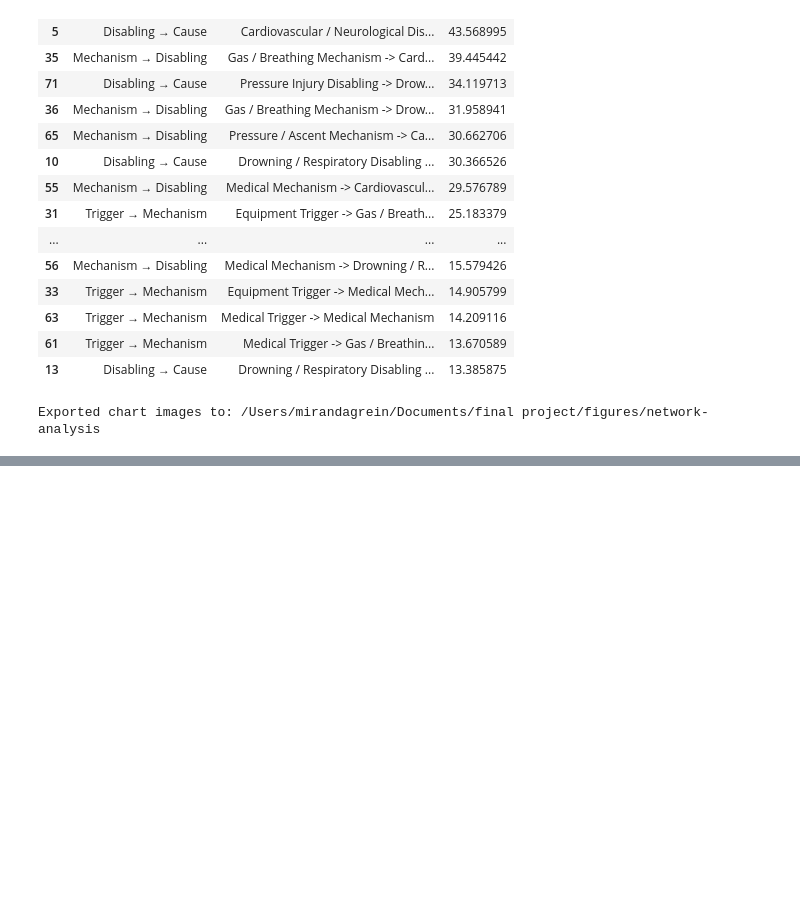
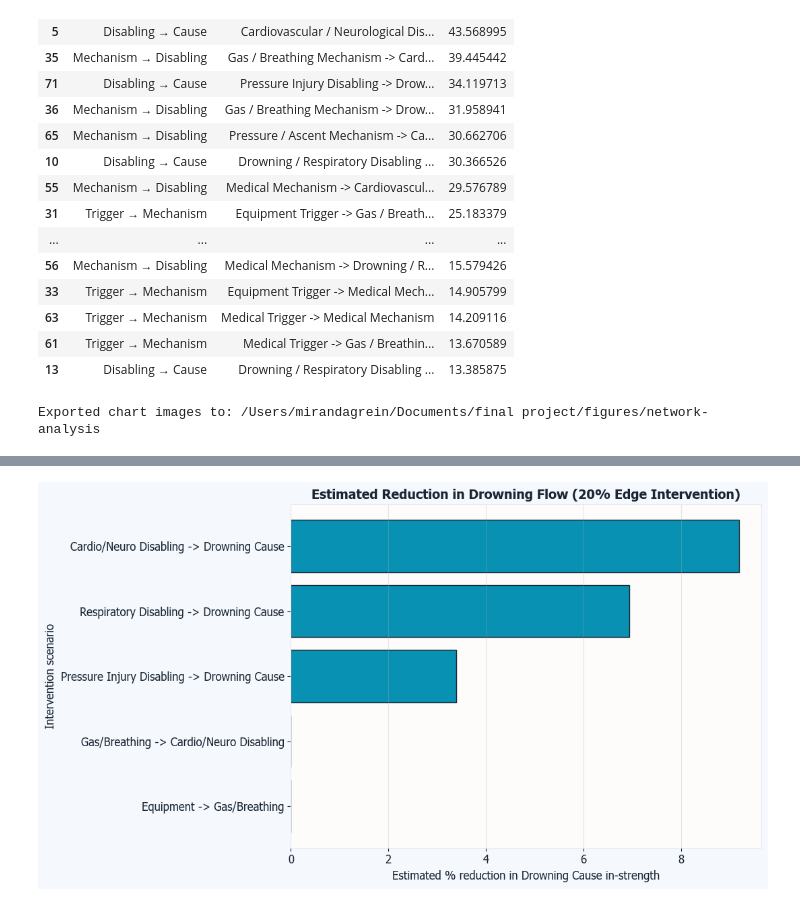
Before and after one commit to mirandagrein/Scuba-Diving-Draft, a Jupyter notebook: Code.ipynb, the cells around one changed output, grey strips where cells are left out. Saved outputs shown, nothing was run; the diff lists cells and outputs as text; code cells hidden in the pictures; blank space fills up the shorter version.

```diff
--- a/Code.ipynb
+++ b/Code.ipynb
@@ -1415,3 +1415,95 @@ print(f"Exported chart images to: {export_dir}")
 | 61 | Trigger → Mechanism | Medical Trigger -> Gas / Breathin... | 13.670589 |
 | 13 | Disabling → Cause | Drowning / Respiratory Disabling ... | 13.385875 |
 Exported chart images to: /Users/mirandagrein/Documents/final project/figures/network-analysis
+# %%
+import numpy as np
+import pandas as pd
+import matplotlib.pyplot as plt
+from pathlib import Path
+
+if "edge_df" not in globals():
+    raise RuntimeError("`edge_df` is not available. Run the network-analysis cells above first.")
+
+required_edges = [
+    ("Equipment Trigger", "Gas / Breathing Mechanism", "Equipment -> Gas/Breathing"),
+    ("Gas / Breathing Mechanism", "Cardiovascular / Neurological Disabling", "Gas/Breathing -> Cardio/Neuro Disabling"),
+    ("Cardiovascular / Neurological Disabling", "Drowning Cause", "Cardio/Neuro Disabling -> Drowning Cause"),
+    ("Drowning / Respiratory Disabling", "Drowning Cause", "Respiratory Disabling -> Drowning Cause"),
+    ("Pressure Injury Disabling", "Drowning Cause", "Pressure Injury Disabling -> Drowning Cause"),
+]
+
+baseline_drowning_in = float(edge_df.loc[edge_df["target"] == "Drowning Cause", "weight"].sum())
+if baseline_drowning_in <= 0:
+    raise RuntimeError("Baseline flow into Drowning Cause is zero; check `edge_df` construction.")
+
+reduction_levels = [0.10, 0.20, 0.30]
+results = []
+
+for source, target, label in required_edges:
+    edge_exists = ((edge_df["source"] == source) & (edge_df["target"] == target)).any()
+    if not edge_exists:
+        print(f"Warning: edge not found and skipped: {source} -> {target}")
+        continue
+
+    for reduction in reduction_levels:
+        simulated = edge_df.copy()
+        mask = (simulated["source"] == source) & (simulated["target"] == target)
+        simulated.loc[mask, "weight"] = simulated.loc[mask, "weight"] * (1 - reduction)
+
+        new_drowning_in = float(simulated.loc[simulated["target"] == "Drowning Cause", "weight"].sum())
+        absolute_reduction = baseline_drowning_in - new_drowning_in
+        pct_reduction = (absolute_reduction / baseline_drowning_in) * 100
+
+        results.append({
+            "intervention": label,
+            "edge": f"{source} -> {target}",
+            "reduction_level": f"{int(reduction*100)}%",
+            "baseline_drowning_in": baseline_drowning_in,
+            "new_drowning_in": new_drowning_in,
+            "absolute_reduction": absolute_reduction,
+            "pct_reduction": pct_reduction,
+        })
+
+impact_df = pd.DataFrame(results)
+if impact_df.empty:
+    raise RuntimeError("No valid intervention edges found in `edge_df`.")
+
+impact_df = impact_df.sort_values(["pct_reduction", "intervention"], ascending=[False, True]).reset_index(drop=True)
+
+print("Intervention simulation results:")
+display(impact_df)
+
+summary_20 = (
+    impact_df[impact_df["reduction_level"] == "20%"]
+    .sort_values("pct_reduction", ascending=False)
+    .reset_index(drop=True)
+)
+
+print("\n20% reduction scenario ranking:")
+display(summary_20[["intervention", "pct_reduction", "absolute_reduction", "new_drowning_in"]])
+
+pivot = impact_df.pivot_table(index="intervention", columns="reduction_level", values="pct_reduction", aggfunc="mean")
+print("\nPercent reduction in Drowning Cause by intervention level:")
+display(pivot)
+
+fig, ax = plt.subplots(figsize=(11, 6.2))
+plot_data = summary_20.sort_values("pct_reduction", ascending=True)
+ax.barh(plot_data["intervention"], plot_data["pct_reduction"], color="#0891b2", edgecolor="#1a2634")
+ax.set_title("Estimated Reduction in Drowning Flow (20% Edge Intervention)", fontsize=14, fontweight="bold")
+ax.set_xlabel("Estimated % reduction in Drowning Cause in-strength")
+ax.set_ylabel("Intervention scenario")
+ax.grid(axis="x", alpha=0.3)
+plt.tight_layout()
+plt.show()
+
+export_dir = Path.cwd() / "figures" / "network-analysis"
+export_dir.mkdir(parents=True, exist_ok=True)
+fig.savefig(export_dir / "08_intervention_impact_simulation_20pct.png", dpi=220, bbox_inches="tight", facecolor=fig.get_facecolor())
+
+best_row = impact_df.iloc[0]
+print(
+    f"\nTop simulated intervention: {best_row['intervention']} at {best_row['reduction_level']} "
+    f"-> {best_row['pct_reduction']:.2f}% estimated reduction in Drowning Cause flow."
+)
+print(f"Exported figure: {export_dir / '08_intervention_impact_simulation_20pct.png'}")
+# %% [output]
@@ -1417,0 +1542 @@ Exported chart images to: /Users/mirandagrein/Documents/final project/figures/ne
+[figure, added]
```
Also changed, not shown: parts of 3 cells of this notebook, 6 other files.
